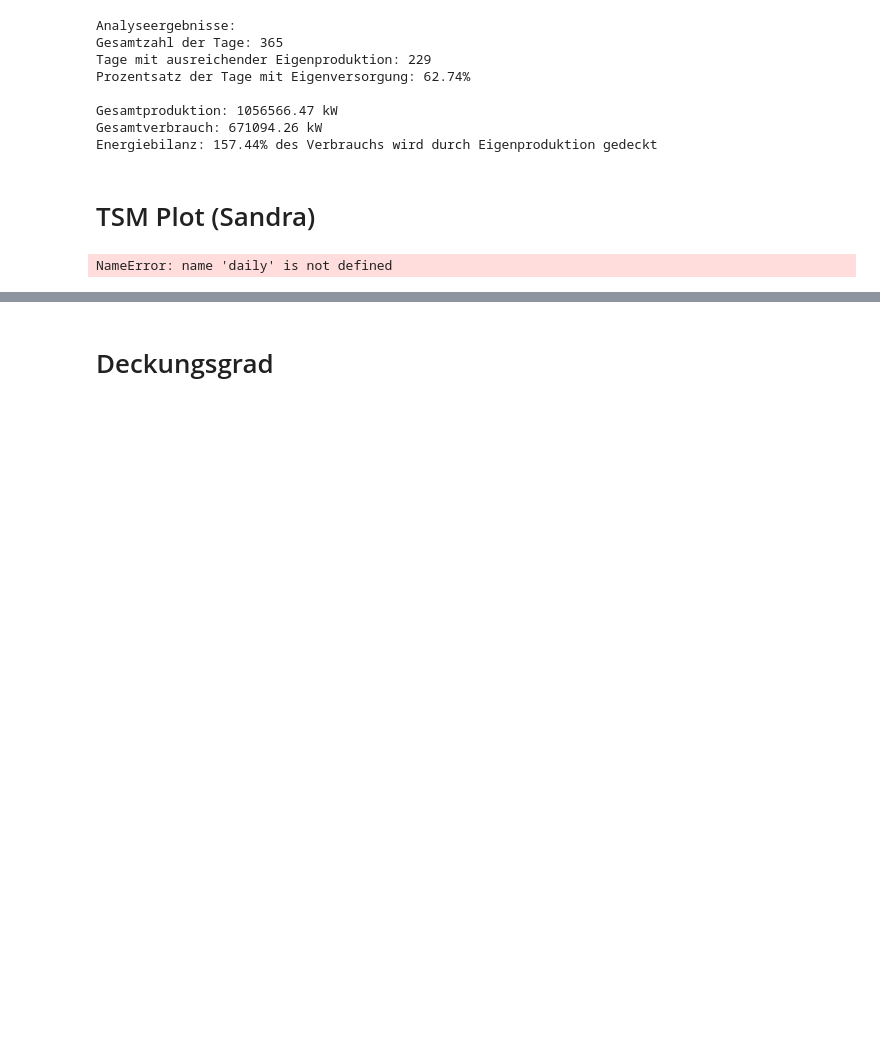
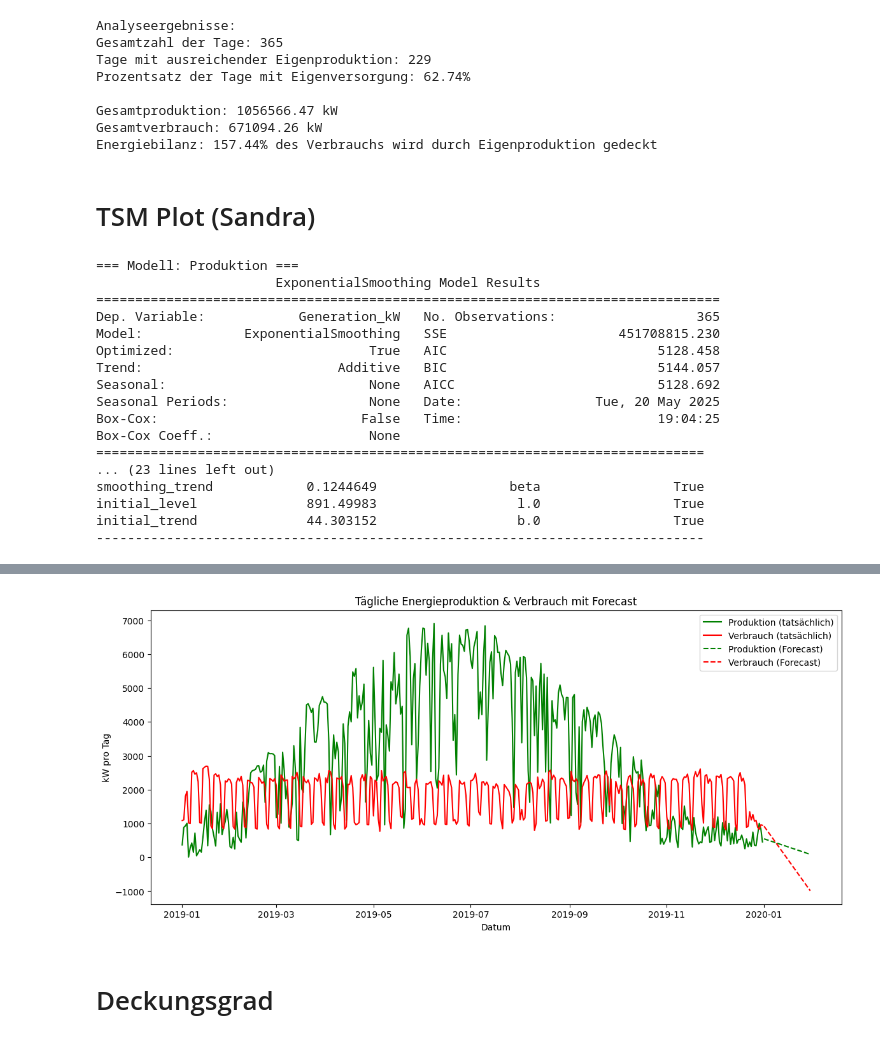
Before and after one commit to abishanaru/PV-Optimisation, a Jupyter notebook: main.ipynb, the cells around one changed output, grey strips where cells are left out. Cells and saved outputs as stored; diff of their text form; code cells hidden in the pictures; blank space fills up the shorter version.

Commit message:
Anpassungen TSM forecast & Deckungsgrad

```diff
--- a/main.ipynb
+++ b/main.ipynb
@@ -129,44 +129,62 @@ Energiebilanz: 157.44% des Verbrauchs wird durch Eigenproduktion gedeckt
 # %% [markdown]
 # TSM Plot (Sandra)
 # %%
+# === Kopie von daily_sums, Index & Frequenz setzen ===
+daily = daily_sums.copy()
+daily['Date'] = pd.to_datetime(daily['Date'])   # sicherstellen, dass DateTime-Objekte vorliegen
+daily.set_index('Date', inplace=True)           # Date-Spalte als Index
+daily = daily.asfreq('D')                       # tägliche Frequenz für saubere Zeitreihe
+# optional: fehlende Tage auffüllen
+# daily.fillna(0, inplace=True)
 
-# Frequenz explizit setzen für saubere Zeitreihe
-daily = daily.asfreq('D')
-
-# Holt-Winters Modell: Produktion (ohne Saisonalität)
+# === Holt-Winters Modell: Produktion (ohne Saisonalität) ===
 model_prod = ExponentialSmoothing(
-    daily['Production_kWh'],
+    daily['Generation_kW'],
     trend='add',
     seasonal=None
 ).fit()
+forecast_prod = model_prod.forecast(30)
 
-forecast_prod = model_prod.forecast(30)
 print("=== Modell: Produktion ===")
 print(model_prod.summary())
 
-# Holt-Winters Modell: Verbrauch (ohne Saisonalität)
+# === Holt-Winters Modell: Verbrauch (ohne Saisonalität) ===
 model_cons = ExponentialSmoothing(
-    daily['Consumption_kWh'],
+    daily['Overall_Consumption_Calc_kW'],
     trend='add',
     seasonal=None
 ).fit()
+forecast_cons = model_cons.forecast(30)
 
-forecast_cons = model_cons.forecast(30)
 print("\n=== Modell: Verbrauch ===")
 print(model_cons.summary())
 
-# Plot: Tatsächlich + Forecast
+# === Plot: Tatsächlich + Forecast ===
 plt.figure(figsize=(14, 6))
-plt.plot(daily['Production_kWh'], color='green', label='Produktion (tatsächlich)')
-plt.plot(daily['Consumption_kWh'], color='red', label='Verbrauch (tatsächlich)')
-plt.plot(forecast_prod, 'g--', label='Produktion (Forecast)')
-plt.plot(forecast_cons, 'r--', label='Verbrauch (Forecast)')
+plt.plot(daily['Generation_kW'], color='green', label='Produktion (tatsächlich)')
+plt.plot(daily['Overall_Consumption_Calc_kW'], color='red', label='Verbrauch (tatsächlich)')
+plt.plot(forecast_prod,      'g--',       label='Produktion (Forecast)')
+plt.plot(forecast_cons,      'r--',       label='Verbrauch (Forecast)')
 plt.title('Tägliche Energieproduktion & Verbrauch mit Forecast')
 plt.xlabel('Datum')
-plt.ylabel('kWh pro Tag')
+plt.ylabel('kW pro Tag')
 plt.legend()
-plt.grid(True)
-plt.tight_layout()
-plt.show()
+plt
 # %% [output]
-NameError: name 'daily' is not defined
+=== Modell: Produktion ===
+                       ExponentialSmoothing Model Results
+================================================================================
+Dep. Variable:            Generation_kW   No. Observations:                  365
+Model:             ExponentialSmoothing   SSE                      451708815.230
+Optimized:                         True   AIC                           5128.458
+Trend:                         Additive   BIC                           5144.057
+Seasonal:                          None   AICC                          5128.692
+Seasonal Periods:                  None   Date:                 Tue, 20 May 2025
+Box-Cox:                          False   Time:                         19:04:25
+Box-Cox Coeff.:                    None
+==============================================================================
+... (23 lines left out)
+smoothing_trend            0.1244649                 beta                 True
+initial_level              891.49983                  l.0                 True
+initial_trend              44.303152                  b.0                 True
+------------------------------------------------------------------------------
@@ -173,3 +192,4 @@ NameError: name 'daily' is not defined
+[figure, added]
 # %% [markdown]
 # Deckungsgrad
 # %%
```
Also changed, not shown: parts of 2 cells of this notebook.
